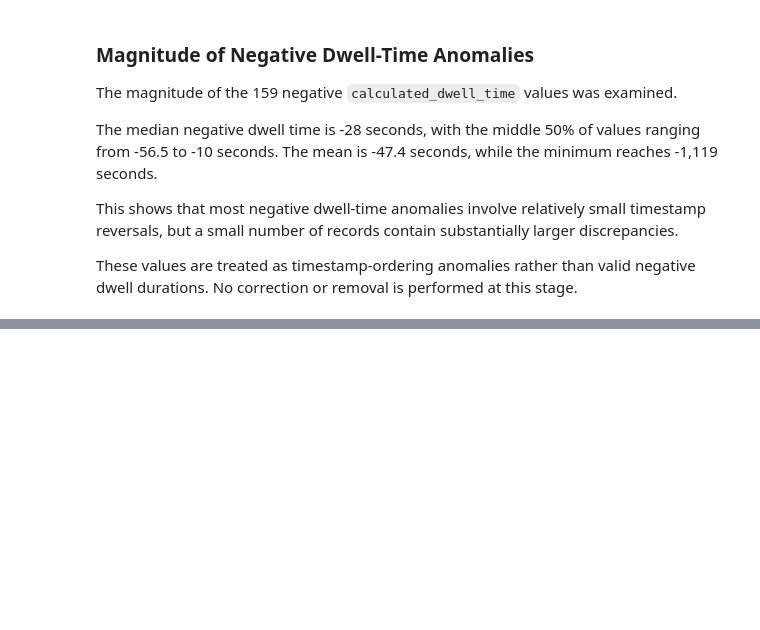
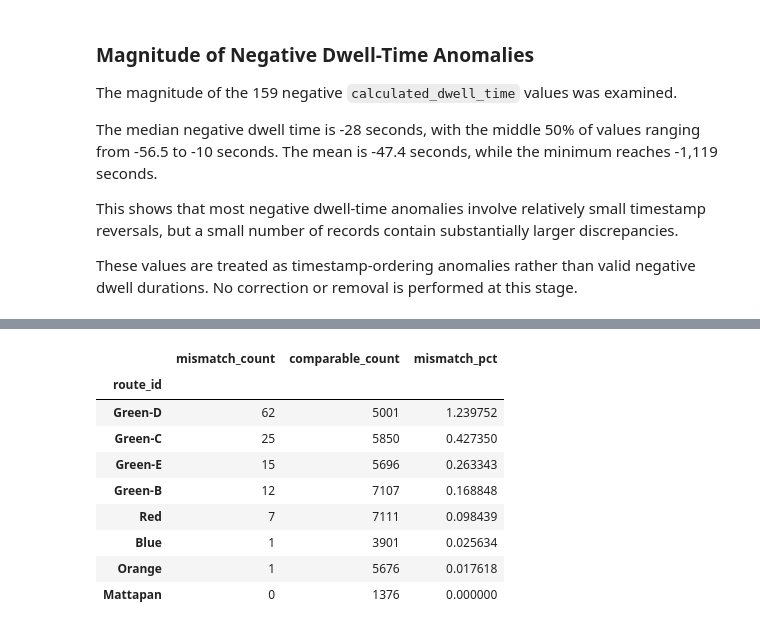
Before and after one commit to rahulcommit/mbta-subway-delay-analysis, a Jupyter notebook: notebooks/01_data_profile.ipynb, the cells around one changed output, grey strips where cells are left out. Cells and saved outputs as stored; diff of their text form; code cells hidden in the pictures; blank space fills up the shorter version.

```diff
--- a/notebooks/01_data_profile.ipynb
+++ b/notebooks/01_data_profile.ipynb
@@ -1792,0 +1933,32 @@ These values are treated as timestamp-ordering anomalies rather than valid negat
+# %%
+scheduled_mismatch_by_route = (
+    scheduled_comparable.assign(
+        scheduled_travel_mismatch=(
+            scheduled_comparable["scheduled_travel_difference"] != 0
+        )
+    )
+    .groupby("route_id")["scheduled_travel_mismatch"]
+    .agg(["sum", "count"])
+    .rename(columns={"sum": "mismatch_count", "count": "comparable_count"})
+)
+
+scheduled_mismatch_by_route["mismatch_pct"] = (
+    scheduled_mismatch_by_route["mismatch_count"]
+    / scheduled_mismatch_by_route["comparable_count"]
+    * 100
+)
+
+scheduled_mismatch_by_route.sort_values(
+    "mismatch_pct", ascending=False
+)
+# %% [output]
+|  | mismatch_count | comparable_count | mismatch_pct |
+| route_id |  |  |  |
+| Green-D | 62 | 5001 | 1.239752 |
+| Green-C | 25 | 5850 | 0.427350 |
+| Green-E | 15 | 5696 | 0.263343 |
+| Green-B | 12 | 7107 | 0.168848 |
+| Red | 7 | 7111 | 0.098439 |
+| Blue | 1 | 3901 | 0.025634 |
+| Orange | 1 | 5676 | 0.017618 |
+| Mattapan | 0 | 1376 | 0.000000 |
```
Also changed, not shown: parts of 17 cells of this notebook.
